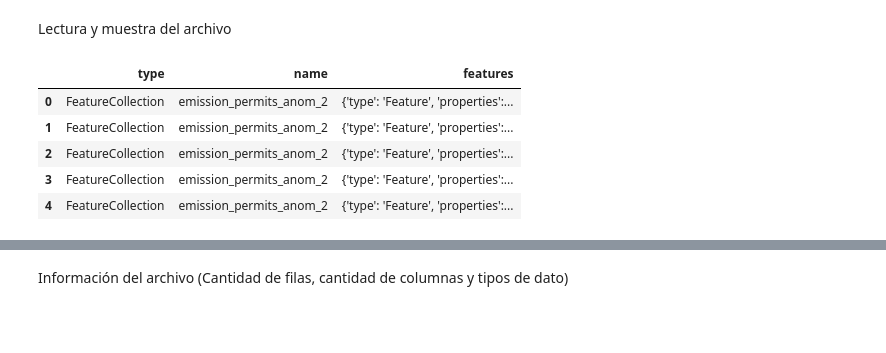
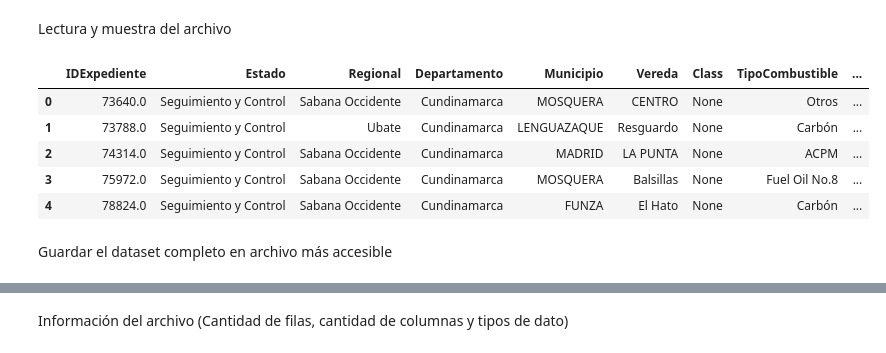
Before and after one commit to sariswis/Proyecto-Visual-Analytics, a Jupyter notebook: entendimiento/Dataset 2 - Lugares de emisiones.ipynb, the cells around one changed output, grey strips where cells are left out. Drawn from its saved outputs; the diff is of its cells as text; code cells hidden in the pictures; blank space fills up the shorter version.

```diff
--- a/entendimiento/Dataset 2 - Lugares de emisiones.ipynb
+++ b/entendimiento/Dataset 2 - Lugares de emisiones.ipynb
@@ -53,12 +51,30 @@ def print_table(df):
 # %% [markdown]
 Lectura y muestra del archivo
 # %%
-df =  pd.read_json("../data/emission_permits_anom_2.json")
+# 1. Cargar el JSON
+with open('../data/emission_permits_anom_2.json', 'r', encoding='utf-8') as f:
+    data = json.load(f)
+
+# 2. Extraer features
+features = data['features']
+
+# 3. Construir DataFrame con properties y coordenadas
+df = pd.DataFrame([
+    {
+        **feature['properties'],
+        'Latitud': feature['geometry']['coordinates'][1],
+        'Longitud': feature['geometry']['coordinates'][0]
+    }
+    for feature in features
+])
+
 df.head()
 # %% [output]
-|  | type | name | features |
-| 0 | FeatureCollection | emission_permits_anom_2 | {'type': 'Feature', 'properties':... |
-| 1 | FeatureCollection | emission_permits_anom_2 | {'type': 'Feature', 'properties':... |
-| 2 | FeatureCollection | emission_permits_anom_2 | {'type': 'Feature', 'properties':... |
-| 3 | FeatureCollection | emission_permits_anom_2 | {'type': 'Feature', 'properties':... |
-| 4 | FeatureCollection | emission_permits_anom_2 | {'type': 'Feature', 'properties':... |
+|  | IDExpediente | Estado | Regional | Departamento | Municipio | Vereda | Class | TipoCombustible | ... |
+| 0 | 73640.0 | Seguimiento y Control | Sabana Occidente | Cundinamarca | MOSQUERA | CENTRO | None | Otros | ... |
+| 1 | 73788.0 | Seguimiento y Control | Ubate | Cundinamarca | LENGUAZAQUE | Resguardo | None | Carbón | ... |
+| 2 | 74314.0 | Seguimiento y Control | Sabana Occidente | Cundinamarca | MADRID | LA PUNTA | None | ACPM | ... |
+| 3 | 75972.0 | Seguimiento y Control | Sabana Occidente | Cundinamarca | MOSQUERA | Balsillas | None | Fuel Oil No.8 | ... |
+| 4 | 78824.0 | Seguimiento y Control | Sabana Occidente | Cundinamarca | FUNZA | El Hato | None | Carbón | ... |
+# %% [markdown]
+Guardar el dataset completo en archivo más accesible
```
Also changed, not shown: parts of 19 cells of this notebook, 1 other file.
